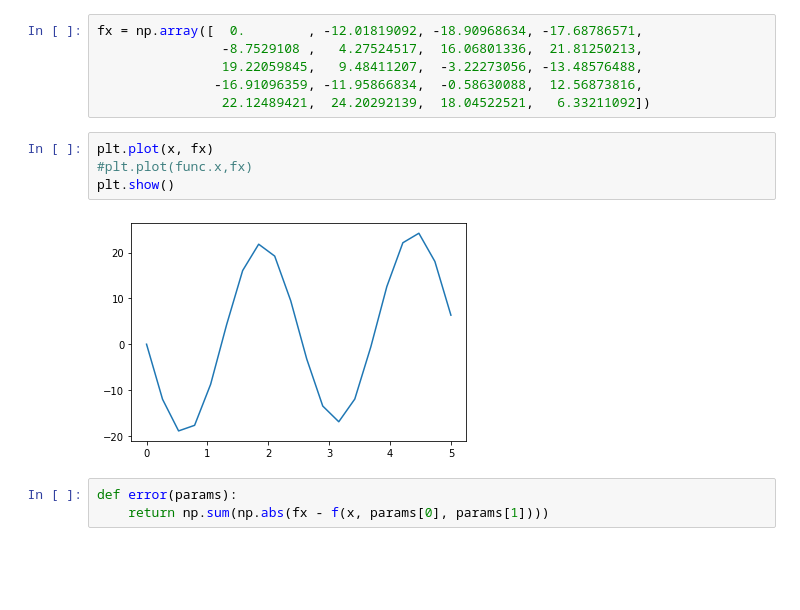
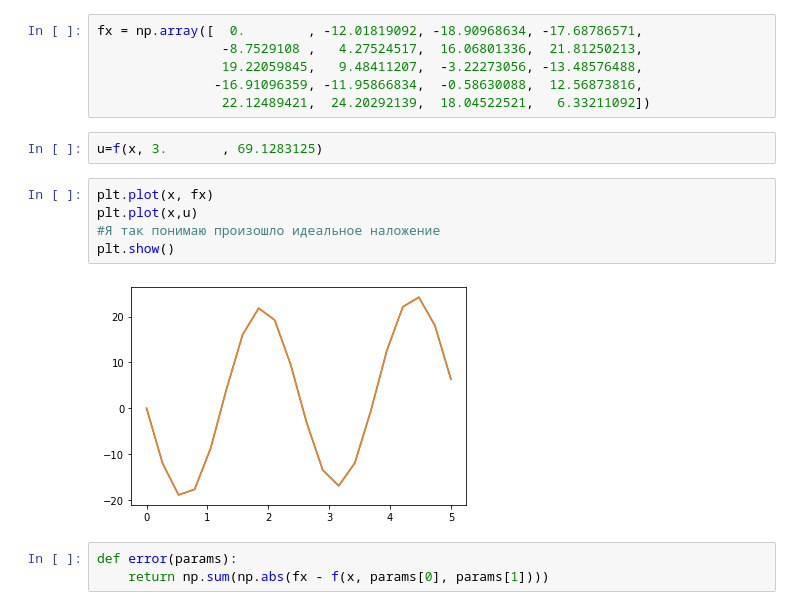
Before and after one commit to stanislavlesnovskij/homework, a Jupyter notebook: Директория для Юпитера/Диплом.ipynb, the cells around one changed output. Cells and saved outputs as stored; diff of their text form; blank space fills up the shorter version.

```diff
--- a/Директория для Юпитера/Диплом.ipynb
+++ b/Директория для Юпитера/Диплом.ipynb
@@ -170,12 +170,15 @@ fx = np.array([  0.        , -12.01819092, -18.90968634, -17.68786571,
                 19.22059845,   9.48411207,  -3.22273056, -13.48576488,
                -16.91096359, -11.95866834,  -0.58630088,  12.56873816,
                 22.12489421,  24.20292139,  18.04522521,   6.33211092])
+# %%
+u=f(x, 3.       , 69.1283125)
 # %%
 plt.plot(x, fx)
-#plt.plot(func.x,fx)
+plt.plot(x,u)
+#Я так понимаю произошло идеальное наложение
 plt.show()
 # %% [output]
-[figure, old version]
+[figure, new version]
 # %%
 def error(params):
     return np.sum(np.abs(fx - f(x, params[0], params[1])))
```
Also changed, not shown: parts of 10 cells of this notebook.
